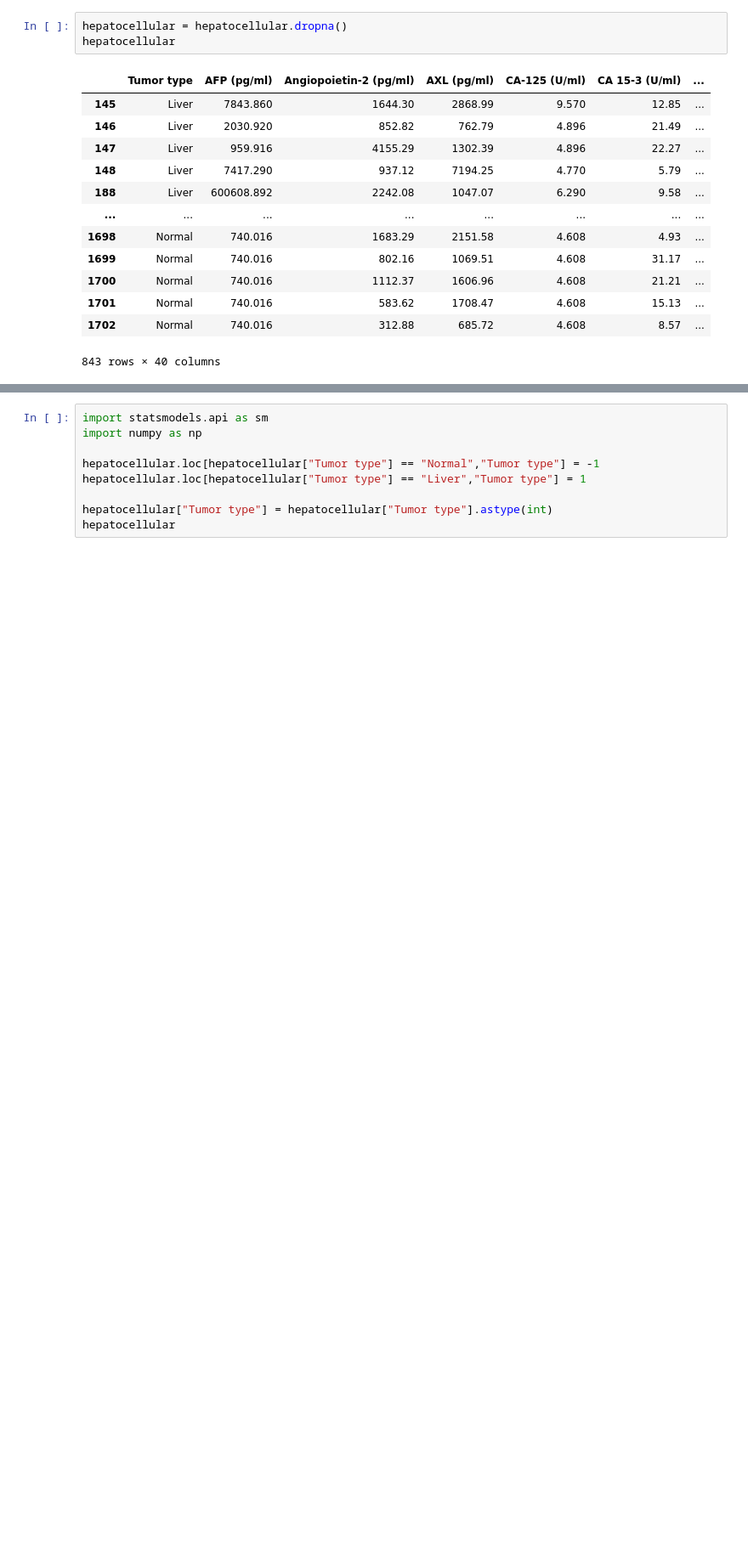
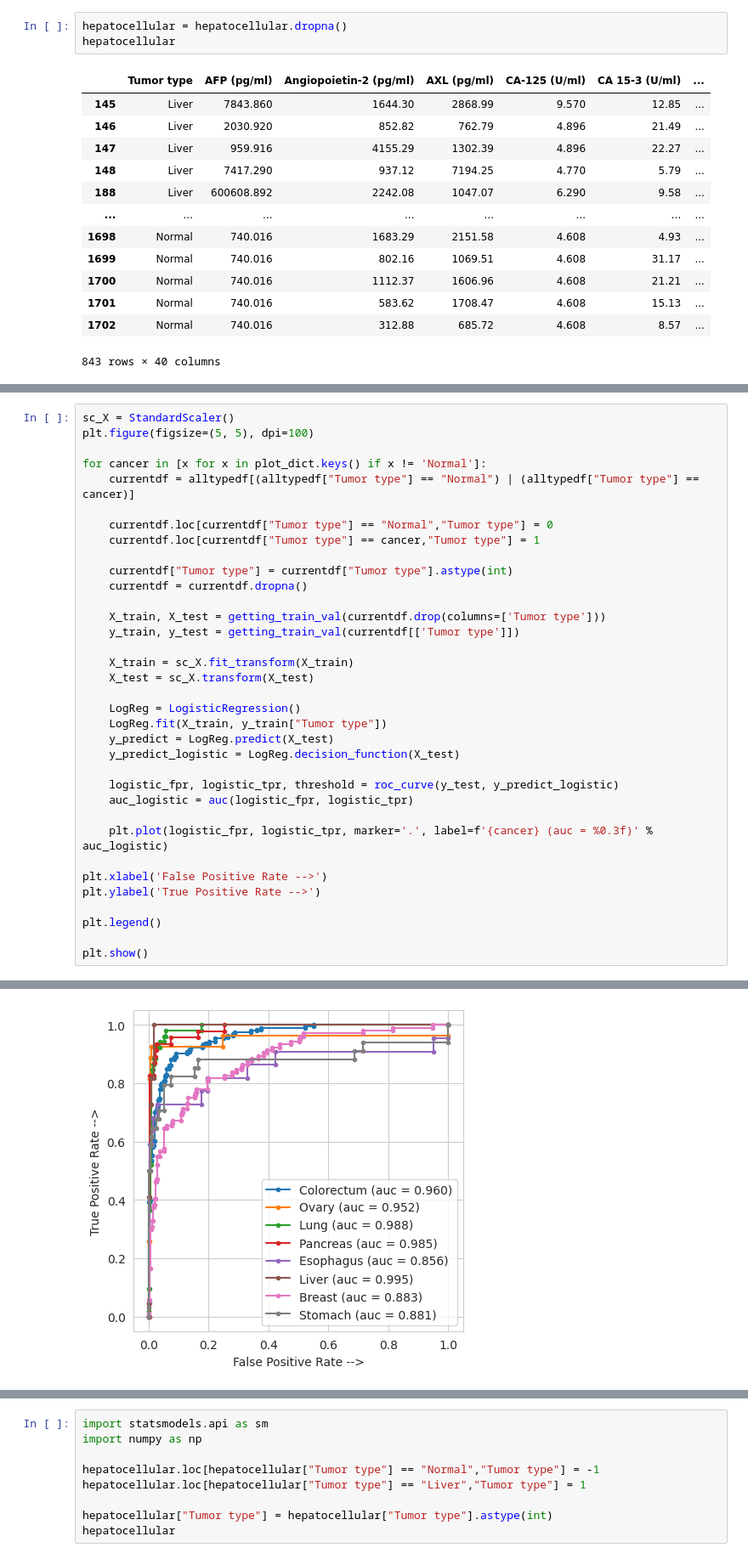
Before and after one commit to Nosyfire/Data_mining_and_machine_learning, a Jupyter notebook: Homewrok_5(Logistic regression)/Logistics Regression.ipynb, the cells around one changed output, grey strips where cells are left out. Shown at 85% size. Drawn from its saved outputs; the diff is of its cells as text; blank space fills up the shorter version.

```diff
--- a/Homewrok_5(Logistic regression)/Logistics Regression.ipynb
+++ b/Homewrok_5(Logistic regression)/Logistics Regression.ipynb
@@ -412,0 +617,36 @@ hepatocellular
+# %%
+sc_X = StandardScaler()
+plt.figure(figsize=(5, 5), dpi=100)
+
+for cancer in [x for x in plot_dict.keys() if x != 'Normal']:
+    currentdf = alltypedf[(alltypedf["Tumor type"] == "Normal") | (alltypedf["Tumor type"] == cancer)]
+
+    currentdf.loc[currentdf["Tumor type"] == "Normal","Tumor type"] = 0
+    currentdf.loc[currentdf["Tumor type"] == cancer,"Tumor type"] = 1
+
+    currentdf["Tumor type"] = currentdf["Tumor type"].astype(int)
+    currentdf = currentdf.dropna()
+
+    X_train, X_test = getting_train_val(currentdf.drop(columns=['Tumor type']))
+    y_train, y_test = getting_train_val(currentdf[['Tumor type']])
+
+    X_train = sc_X.fit_transform(X_train)
+    X_test = sc_X.transform(X_test)
+
+    LogReg = LogisticRegression()
+    LogReg.fit(X_train, y_train["Tumor type"])
+    y_predict = LogReg.predict(X_test)
+    y_predict_logistic = LogReg.decision_function(X_test)
+
+    logistic_fpr, logistic_tpr, threshold = roc_curve(y_test, y_predict_logistic)
+    auc_logistic = auc(logistic_fpr, logistic_tpr)
+
+    plt.plot(logistic_fpr, logistic_tpr, marker='.', label=f'{cancer} (auc = %0.3f)' % auc_logistic)
+
+plt.xlabel('False Positive Rate -->')
+plt.ylabel('True Positive Rate -->')
+
+plt.legend()
+
+plt.show()
+# %% [output]
@@ -412,0 +670 @@ hepatocellular
+[figure, added]
```
Also changed, not shown: parts of 41 cells of this notebook.
